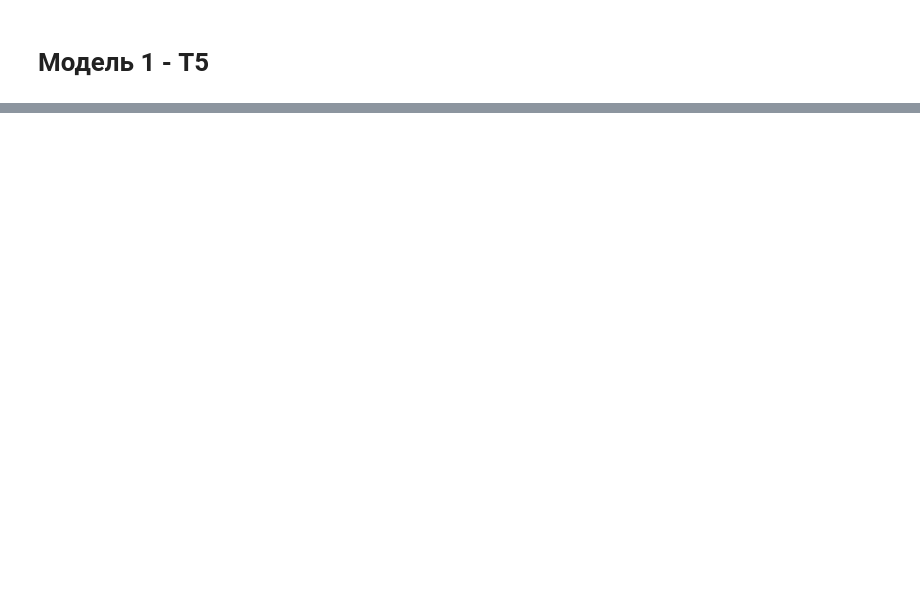
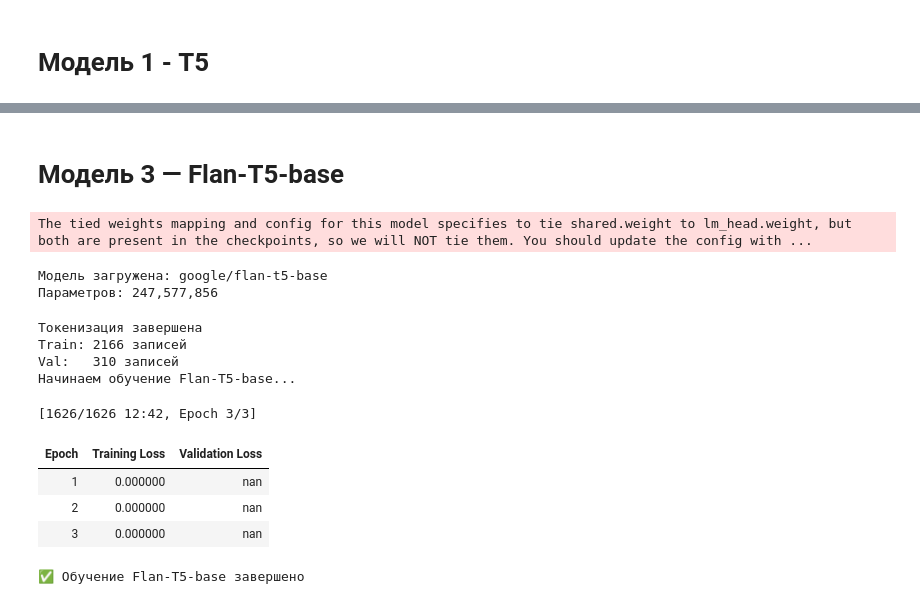
Before and after one commit to vsyroc/a_digital_department, a Jupyter notebook: lab5.ipynb, the cells around one changed output, grey strips where cells are left out. Cells and saved outputs as stored; diff of their text form; code cells hidden in the pictures; blank space fills up the shorter version.

```diff
--- a/lab5.ipynb
+++ b/lab5.ipynb
@@ -187,0 +371,79 @@ KeyboardInterrupt:
+# %% [markdown]
+# Модель 3 — Flan-T5-base
+# %%
+FLAN_MODEL_NAME = "google/flan-t5-base"
+
+tokenizer_flan = AutoTokenizer.from_pretrained(FLAN_MODEL_NAME)
+model_flan = AutoModelForSeq2SeqLM.from_pretrained(FLAN_MODEL_NAME)
+
+print(f"Модель загружена: {FLAN_MODEL_NAME}")
+print(f"Параметров: {model_flan.num_parameters():,}")
+
+def tokenize_flan(batch):
+    inputs = ["summarize: " + text for text in batch['transcript']]
+    model_inputs = tokenizer_flan(
+        inputs,
+        max_length=512,
+        truncation=True,
+        padding=False
+    )
+    labels = tokenizer_flan(
+        text_target=batch['summary'],
+        max_length=128,
+        truncation=True,
+        padding=False
+    )
+    model_inputs['labels'] = labels['input_ids']
+    return model_inputs
+
+train_ds_flan = Dataset.from_pandas(train).map(tokenize_flan, batched=True)
+val_ds_flan = Dataset.from_pandas(val).map(tokenize_flan, batched=True)
+
+print(f"\nТокенизация завершена")
+print(f"Train: {len(train_ds_flan)} записей")
+print(f"Val:   {len(val_ds_flan)} записей")
+
+training_args_flan = Seq2SeqTrainingArguments(
+    output_dir='./results/flan-t5-base',
+    num_train_epochs=3,
+    per_device_train_batch_size=4,  # меньше batch из-за размера модели
+    per_device_eval_batch_size=4,
+    warmup_steps=100,
+    weight_decay=0.01,
+    logging_steps=50,
+    eval_strategy='epoch',
+    save_strategy='epoch',
+    load_best_model_at_end=True,
+    predict_with_generate=True,
+    fp16=torch.cuda.is_available(),
+    report_to='none'
+)
+
+data_collator_flan = DataCollatorForSeq2Seq(tokenizer_flan, model=model_flan)
+
+trainer_flan = Seq2SeqTrainer(
+    model=model_flan,
+    args=training_args_flan,
+    train_dataset=train_ds_flan,
+    eval_dataset=val_ds_flan,
+    processing_class=tokenizer_flan,
+    data_collator=data_collator_flan,
+)
+
+print("Начинаем обучение Flan-T5-base...")
+trainer_flan.train()
+print("✅ Обучение Flan-T5-base завершено")
+# %% [output]
+The tied weights mapping and config for this model specifies to tie shared.weight to lm_head.weight, but both are present in the checkpoints, so we will NOT tie them. You should update the config with ...
+Модель загружена: google/flan-t5-base
+Параметров: 247,577,856
+Токенизация завершена
+Train: 2166 записей
+Val:   310 записей
+Начинаем обучение Flan-T5-base...
+[1626/1626 12:42, Epoch 3/3]
+| Epoch | Training Loss | Validation Loss |
+| 1 | 0.000000 | nan |
+| 2 | 0.000000 | nan |
+| 3 | 0.000000 | nan |
+✅ Обучение Flan-T5-base завершено
```
Also changed, not shown: parts of 17 cells of this notebook.
